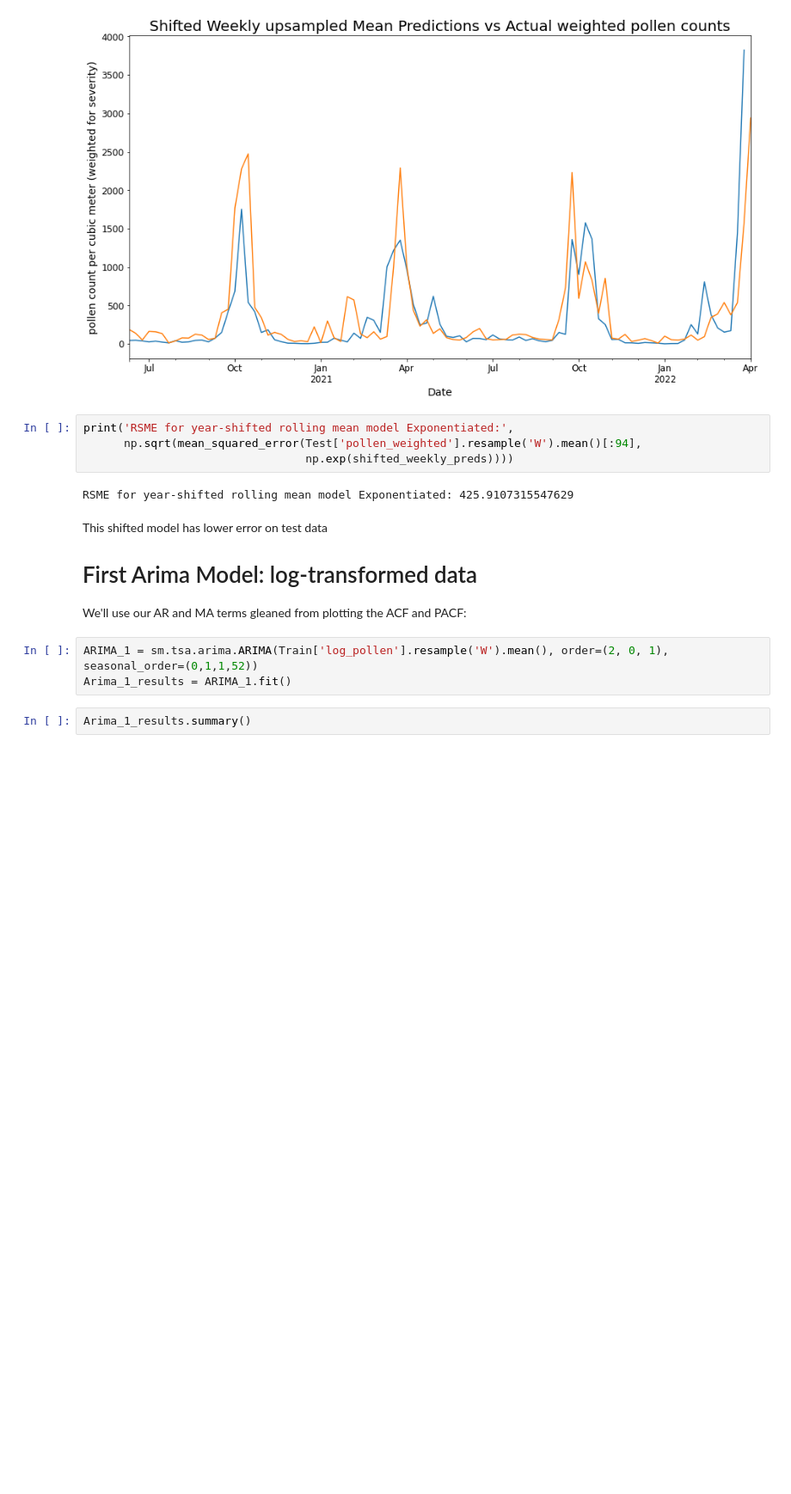
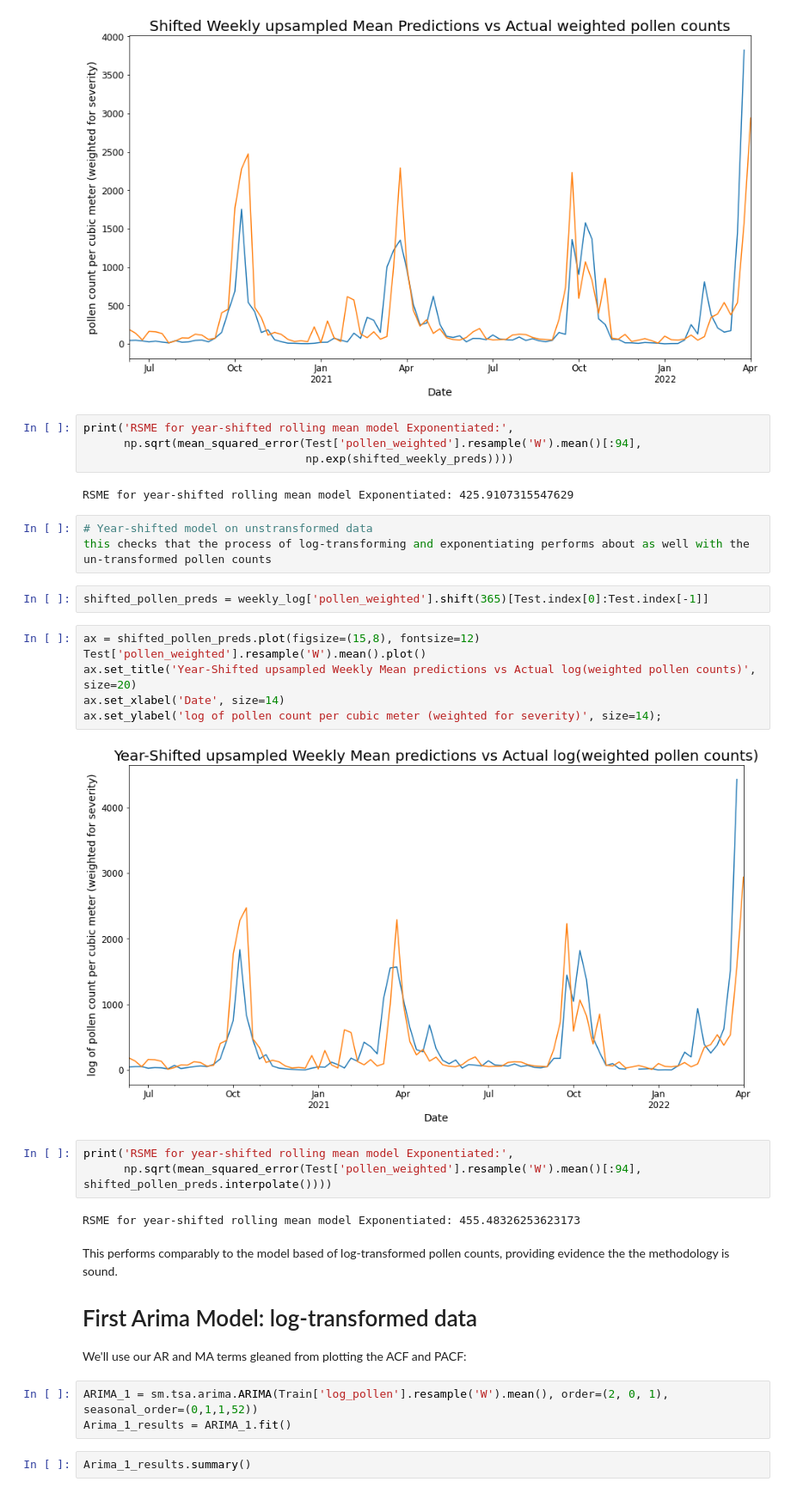
Before and after one commit to nikennedy/pollen_forecasting, a Jupyter notebook: final_notebook.ipynb, the cells around one changed output. Shown at 86% size. Cells and saved outputs as stored; diff of their text form; blank space fills up the shorter version.

```diff
--- a/final_notebook.ipynb
+++ b/final_notebook.ipynb
@@ -803,8 +803,27 @@ print('RSME for year-shifted rolling mean model Exponentiated:',
                                  np.exp(shifted_weekly_preds))))
 # %% [output]
 RSME for year-shifted rolling mean model Exponentiated: 425.9107315547629
+# %%
+# Year-shifted model on unstransformed data
+this checks that the process of log-transforming and exponentiating performs about as well with the un-transformed pollen counts
+# %%
+shifted_pollen_preds = weekly_log['pollen_weighted'].shift(365)[Test.index[0]:Test.index[-1]]
+# %%
+ax = shifted_pollen_preds.plot(figsize=(15,8), fontsize=12)
+Test['pollen_weighted'].resample('W').mean().plot()
+ax.set_title('Year-Shifted upsampled Weekly Mean predictions vs Actual log(weighted pollen counts)', size=20)
+ax.set_xlabel('Date', size=14)
+ax.set_ylabel('log of pollen count per cubic meter (weighted for severity)', size=14);
+# %% [output]
+[figure, added]
+# %%
+print('RSME for year-shifted rolling mean model Exponentiated:',
+      np.sqrt(mean_squared_error(Test['pollen_weighted'].resample('W').mean()[:94], shifted_pollen_preds.interpolate())))
+# %% [output]
+RSME for year-shifted rolling mean model Exponentiated: 455.48326253623173
 # %% [markdown]
-This shifted model has lower error on test data
+This performs comparably to the model based of log-transformed pollen counts, providing evidence the the methodology is sound.
+
 # First Arima Model: log-transformed data
 We'll use our AR and MA terms gleaned from plotting the ACF and PACF:
 # %%
```
Also changed, not shown: parts of 34 cells of this notebook.
